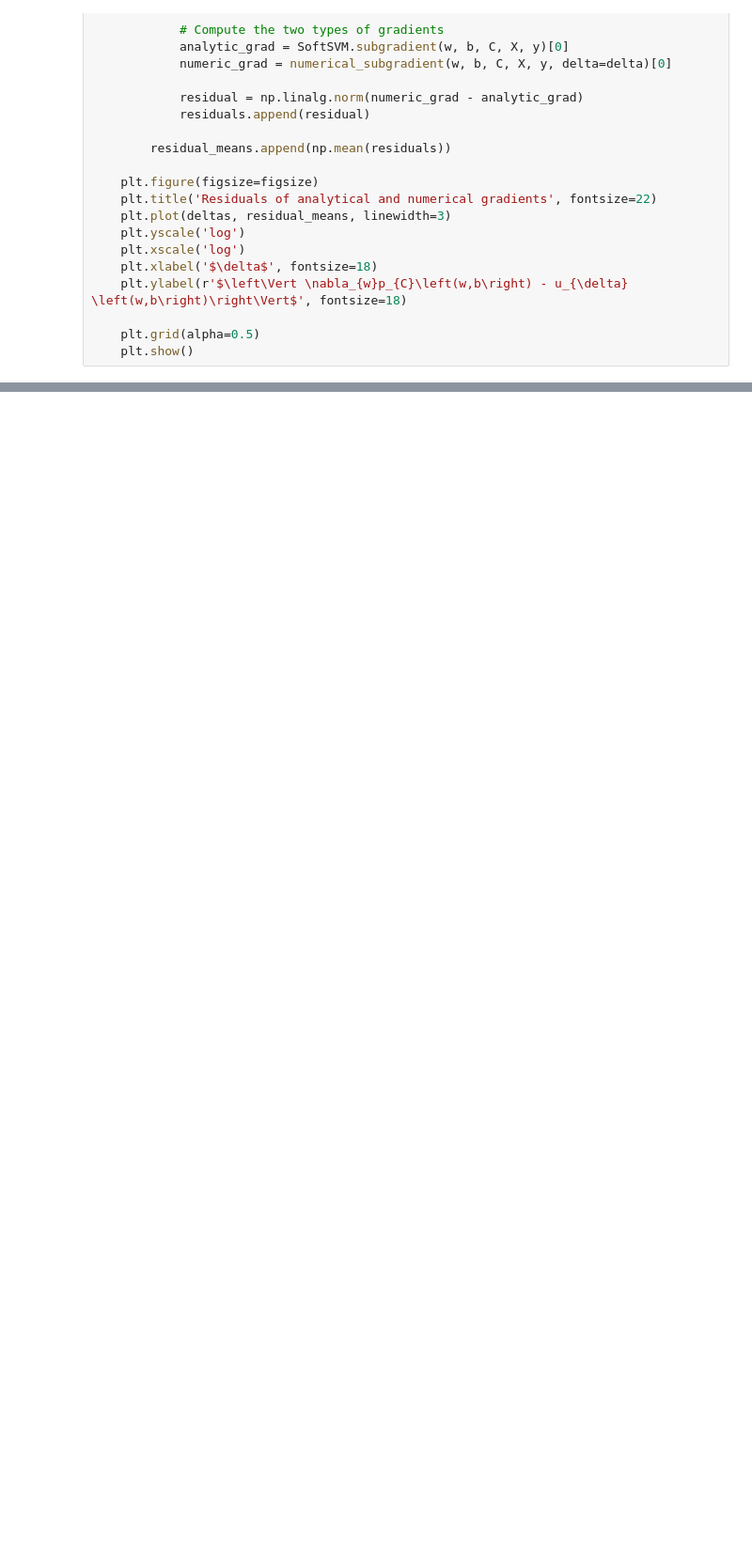
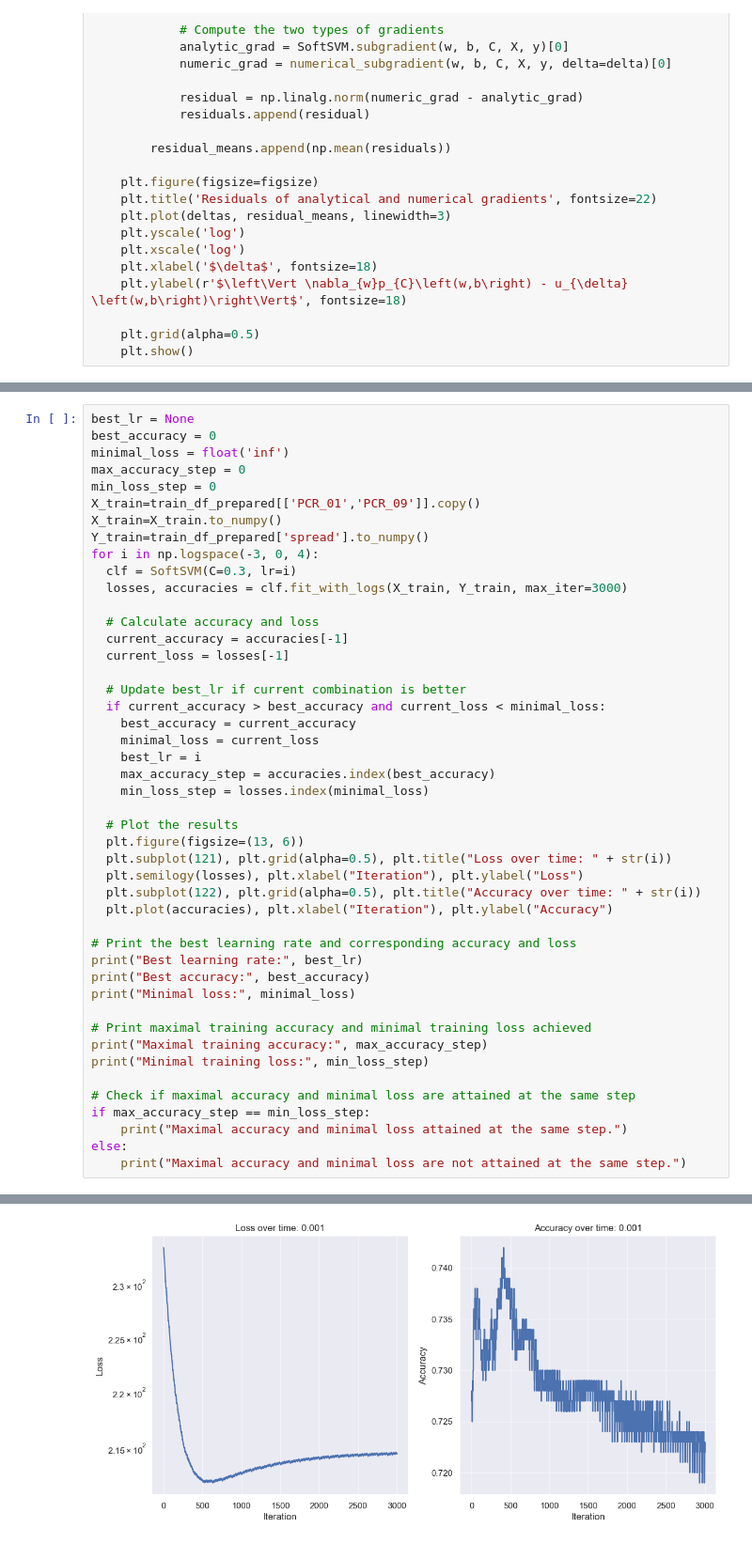
Before and after one commit to JohnHakatan/HW2_ML, a Jupyter notebook: HW2_major.ipynb, the cells around one changed output, grey strips where cells are left out. Shown at 94% size. Saved outputs shown, nothing was run; the diff lists cells and outputs as text; blank space fills up the shorter version.

```diff
--- a/HW2_major.ipynb
+++ b/HW2_major.ipynb
@@ -490,0 +517,47 @@ compare_gradients(X_train, Y_train, deltas=np.logspace(-9, -1, 12))
+# %%
+best_lr = None
+best_accuracy = 0
+minimal_loss = float('inf')
+max_accuracy_step = 0
+min_loss_step = 0
+X_train=train_df_prepared[['PCR_01','PCR_09']].copy()
+X_train=X_train.to_numpy()
+Y_train=train_df_prepared['spread'].to_numpy()
+for i in np.logspace(-3, 0, 4):
+  clf = SoftSVM(C=0.3, lr=i)
+  losses, accuracies = clf.fit_with_logs(X_train, Y_train, max_iter=3000)
+
+  # Calculate accuracy and loss
+  current_accuracy = accuracies[-1]
+  current_loss = losses[-1]
+
+  # Update best_lr if current combination is better
+  if current_accuracy > best_accuracy and current_loss < minimal_loss:
+    best_accuracy = current_accuracy
+    minimal_loss = current_loss
+    best_lr = i
+    max_accuracy_step = accuracies.index(best_accuracy)
+    min_loss_step = losses.index(minimal_loss)
+
+  # Plot the results
+  plt.figure(figsize=(13, 6))
+  plt.subplot(121), plt.grid(alpha=0.5), plt.title("Loss over time: " + str(i))
+  plt.semilogy(losses), plt.xlabel("Iteration"), plt.ylabel("Loss")
+  plt.subplot(122), plt.grid(alpha=0.5), plt.title("Accuracy over time: " + str(i))
+  plt.plot(accuracies), plt.xlabel("Iteration"), plt.ylabel("Accuracy")
+
+# Print the best learning rate and corresponding accuracy and loss
+print("Best learning rate:", best_lr)
+print("Best accuracy:", best_accuracy)
+print("Minimal loss:", minimal_loss)
+
+# Print maximal training accuracy and minimal training loss achieved
+print("Maximal training accuracy:", max_accuracy_step)
+print("Minimal training loss:", min_loss_step)
+
+# Check if maximal accuracy and minimal loss are attained at the same step
+if max_accuracy_step == min_loss_step:
+    print("Maximal accuracy and minimal loss attained at the same step.")
+else:
+    print("Maximal accuracy and minimal loss are not attained at the same step.")
+# %% [output]
@@ -490,0 +570 @@ compare_gradients(X_train, Y_train, deltas=np.logspace(-9, -1, 12))
+[figure, added]
```
Also changed, not shown: parts of 14 cells of this notebook, 2 other files.
